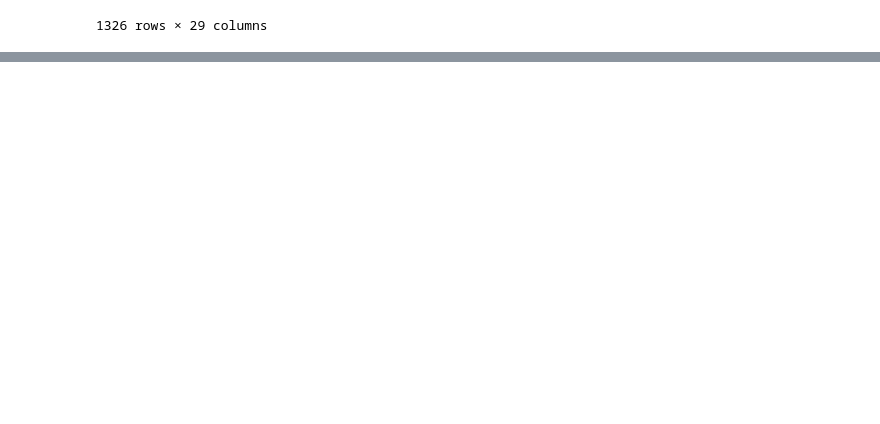
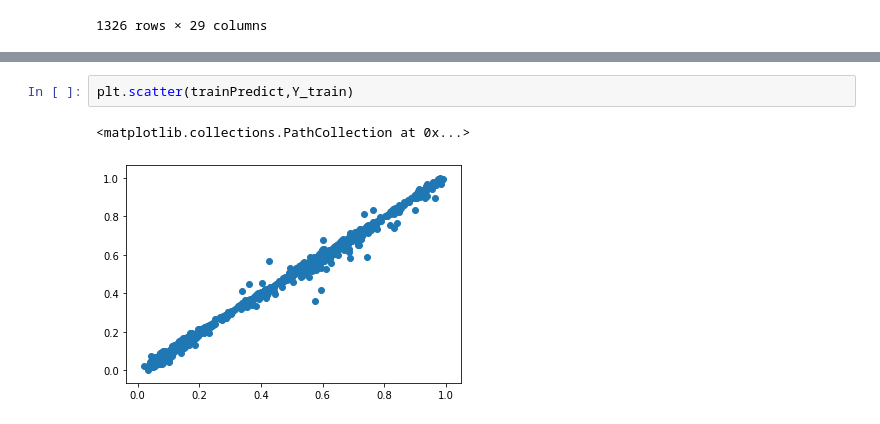
Before and after one commit to akframe123/bigdataproject, a Jupyter notebook: project.ipynb, the cells around one changed output, grey strips where cells are left out. Cells and saved outputs as stored; diff of their text form; blank space fills up the shorter version.

```diff
--- a/project.ipynb
+++ b/project.ipynb
@@ -544,0 +652,5 @@ plt.plot(scaled_df[19])
+# %%
+plt.scatter(trainPredict,Y_train)
+# %% [output]
+<matplotlib.collections.PathCollection at 0x...>
+[figure, added]
```
Also changed, not shown: parts of 21 cells of this notebook.
